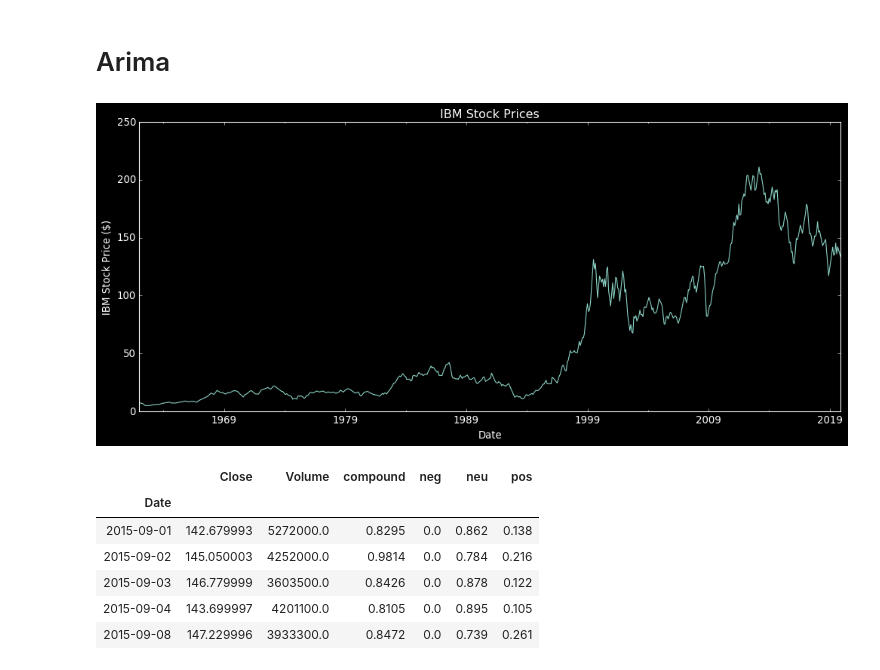
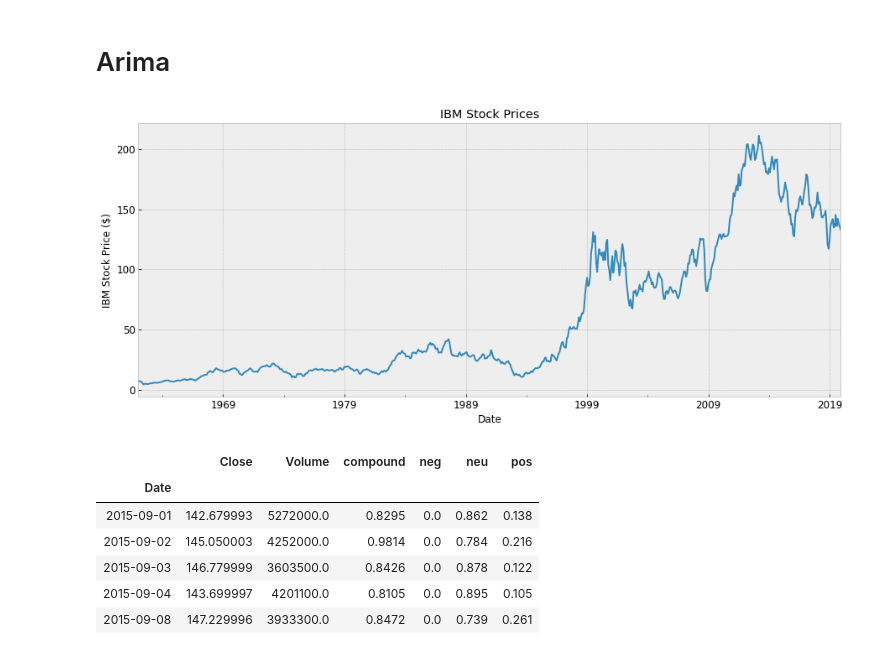
Before and after one commit to ta-data-lis/final-project, a Jupyter notebook: your-project/ML_models.ipynb, the cells around one changed output. Cells and saved outputs as stored; diff of their text form; code cells hidden in the pictures.

```diff
--- a/your-project/ML_models.ipynb
+++ b/your-project/ML_models.ipynb
@@ -138,16 +209,17 @@ plt.rcParams['text.color'] = 'k'
 ds4 = ds[['Date', 'Close']]
 ds4 = ds.set_index('Date')
 # %%
+plt.style.use('bmh')
 plt.title('IBM Stock Prices')
 plt.xlabel('Date')
 plt.ylabel('IBM Stock Price ($)')
 
 ds4['Close'].resample('M').mean().plot(figsize=(15, 6))
 
 plt.savefig('stock_prices_IBM.jpg', bbox_inches = 'tight', transparent = True)
 plt.show()
 # %% [output]
-[figure, old version]
+[figure, new version]
 # %%
 # filtering dataset for a period where stock are decreasing
 ds7 = ds[(ds['Date'] > '2015-08-31') & (ds['Date'] < '2016-02-17')]
```
Also changed, not shown: parts of 93 cells of this notebook, 23 other files.
